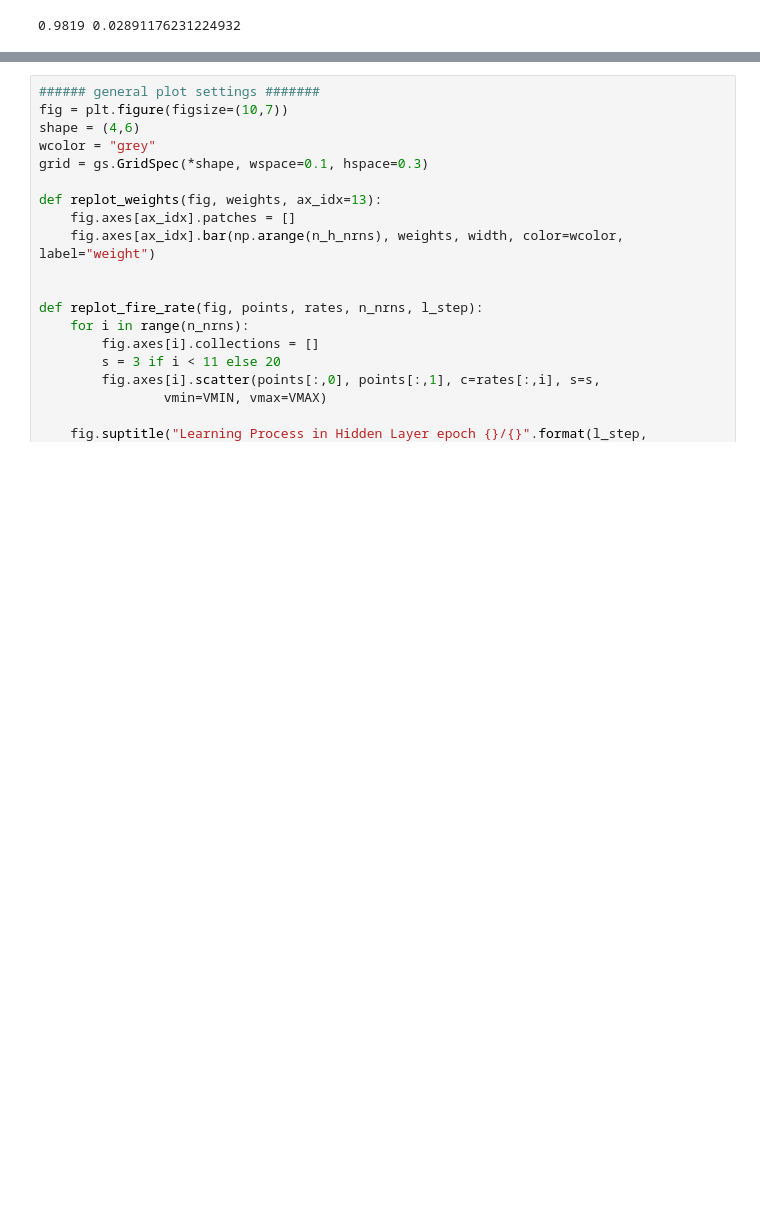
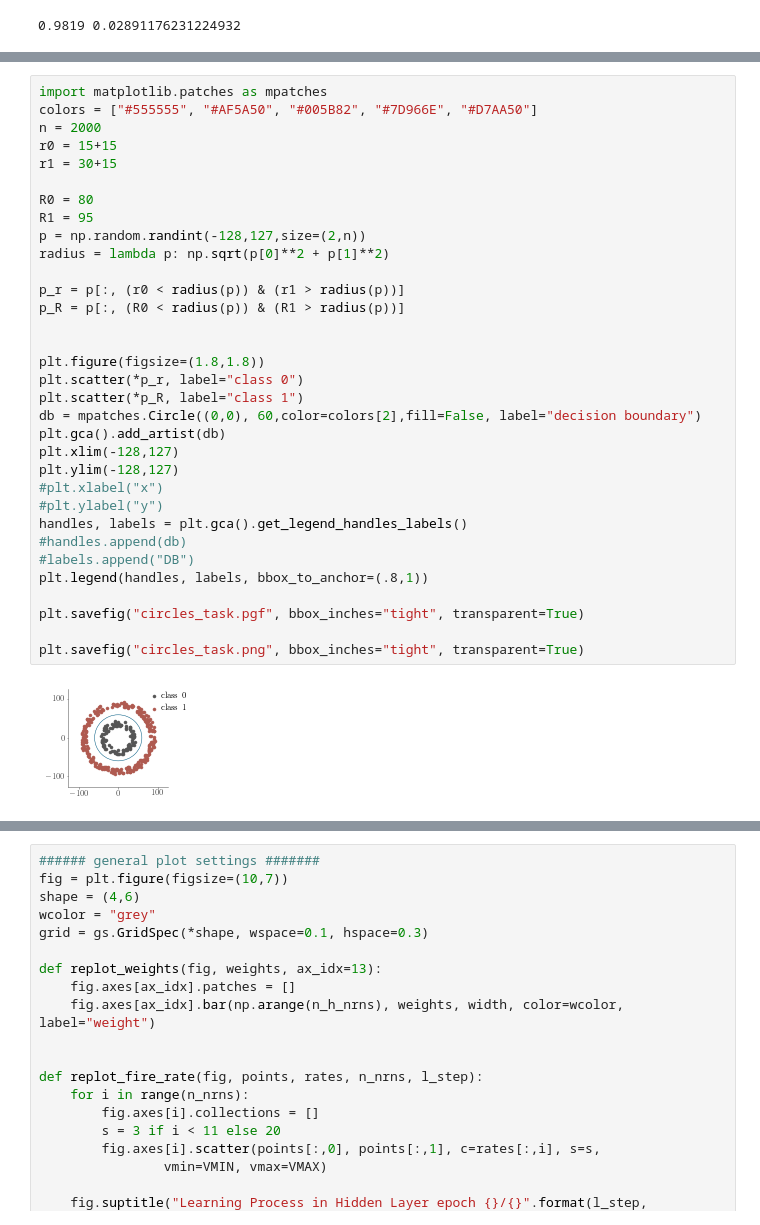
Before and after one commit to simeka/masterthesis, a Jupyter notebook: figures/Circles Plots.ipynb, the cells around one changed output, grey strips where cells are left out. Saved outputs shown, nothing was run; the diff lists cells and outputs as text; blank space fills up the shorter version.

Commit message:
add comments from billy, add a better task picture

```diff
--- a/figures/Circles Plots.ipynb
+++ b/figures/Circles Plots.ipynb
@@ -198,3 +199,38 @@ plt.savefig("circles_learning_performance.pgf", bbox_inches="tight", transparent
 plt.savefig("circles_learning_performance.png", bbox_inches="tight", transparent=True)
 # %% [output]
 [figure]
+# %%
+import matplotlib.patches as mpatches
+colors = ["#555555", "#AF5A50", "#005B82", "#7D966E", "#D7AA50"]
+n = 2000
+r0 = 15+15
+r1 = 30+15
+
+R0 = 80
+R1 = 95
+p = np.random.randint(-128,127,size=(2,n))
+radius = lambda p: np.sqrt(p[0]**2 + p[1]**2)
+
+p_r = p[:, (r0 < radius(p)) & (r1 > radius(p))]
+p_R = p[:, (R0 < radius(p)) & (R1 > radius(p))]
+
+
+plt.figure(figsize=(1.8,1.8))
+plt.scatter(*p_r, label="class 0")
+plt.scatter(*p_R, label="class 1")
+db = mpatches.Circle((0,0), 60,color=colors[2],fill=False, label="decision boundary")
+plt.gca().add_artist(db)
+plt.xlim(-128,127)
+plt.ylim(-128,127)
+#plt.xlabel("x")
+#plt.ylabel("y")
+handles, labels = plt.gca().get_legend_handles_labels()
+#handles.append(db)
+#labels.append("DB")
+plt.legend(handles, labels, bbox_to_anchor=(.8,1))
+
+plt.savefig("circles_task.pgf", bbox_inches="tight", transparent=True)
+
+plt.savefig("circles_task.png", bbox_inches="tight", transparent=True)
+# %% [output]
+[figure, added]
```
Also changed, not shown: parts of 2 cells of this notebook, 5 other files.
